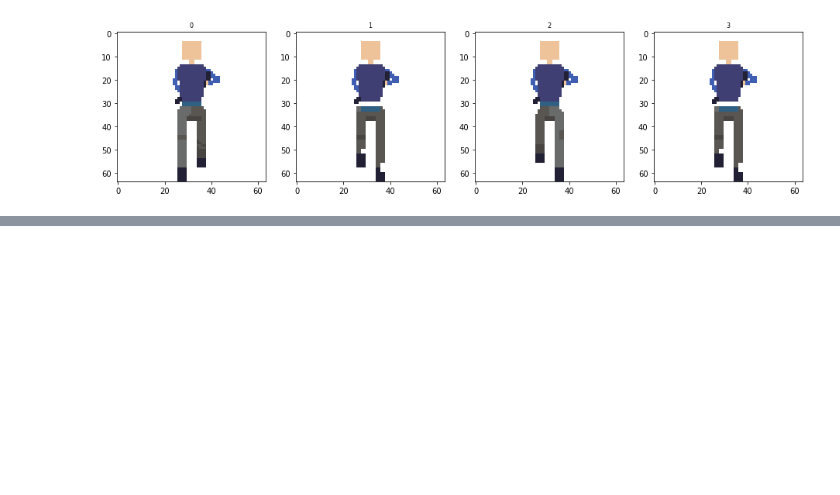
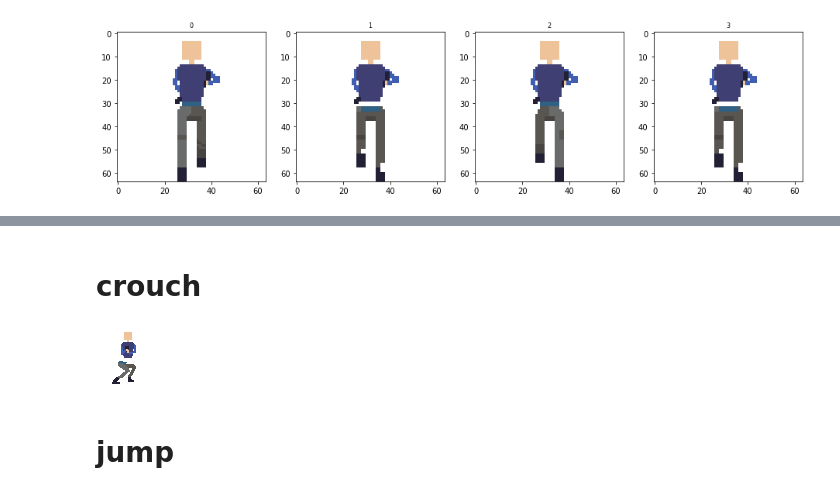
Before and after one commit to scrudgey/DJ2020-tools, a Jupyter notebook: sprite inspector.ipynb, the cells around one changed output, grey strips where cells are left out. Saved outputs shown, nothing was run; the diff lists cells and outputs as text; code cells hidden in the pictures; blank space fills up the shorter version.

```diff
--- a/sprite inspector.ipynb
+++ b/sprite inspector.ipynb
@@ -134,0 +150,8 @@ gunwalk(shotgun_sprites)
+# %% [markdown]
+# crouch
+# %%
+display(combine(leg_sprites[67], pistol_sprites[0]))
+# %% [output]
+[figure, added]
+# %% [markdown]
+# jump
```
Also changed, not shown: parts of 3 cells of this notebook.
